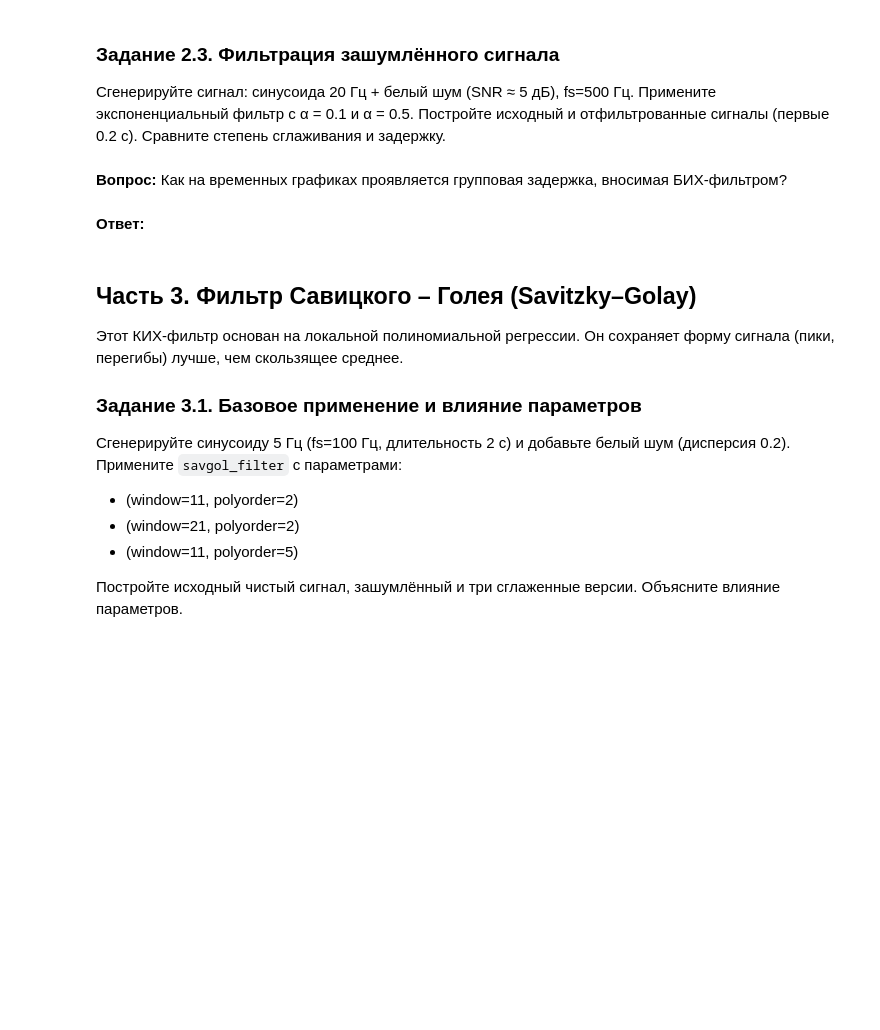
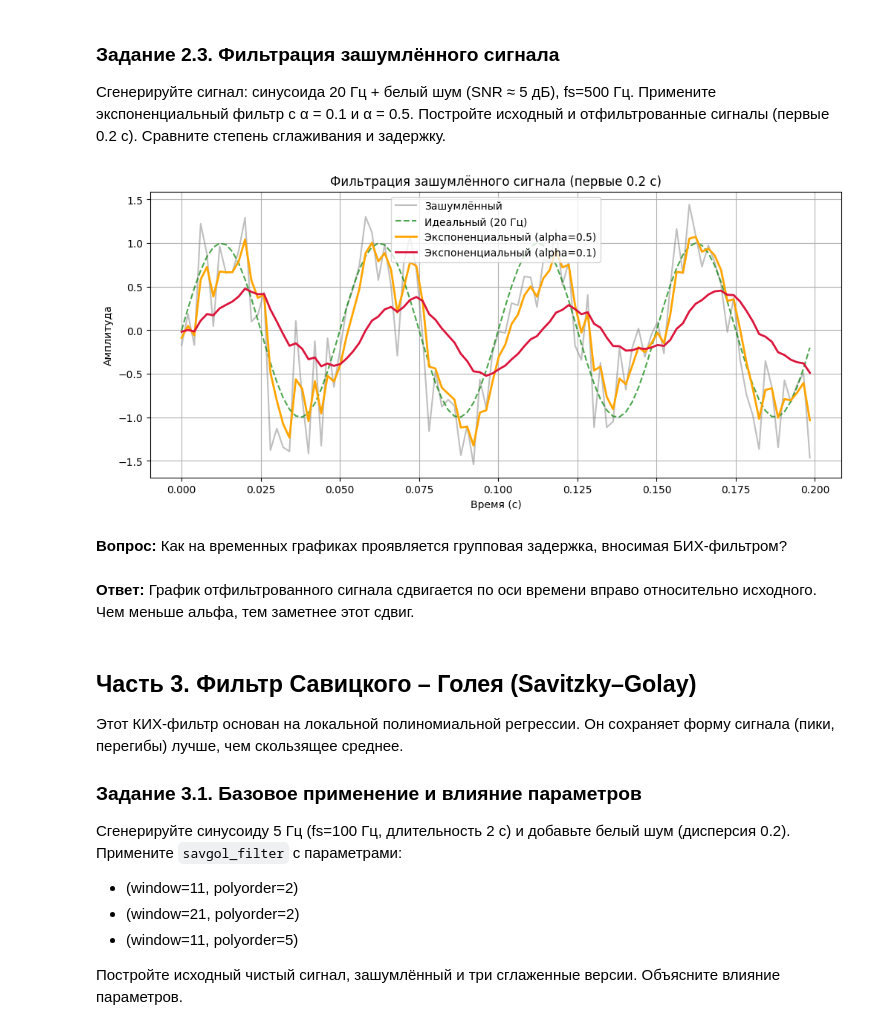
Before and after one commit to Uzema/dsp-seminars, a Jupyter notebook: seminars/5.ipynb, the cells around one changed output. Drawn from its saved outputs; the diff is of its cells as text; code cells hidden in the pictures; blank space fills up the shorter version.

```diff
--- a/seminars/5.ipynb
+++ b/seminars/5.ipynb
@@ -258,22 +258,40 @@ plt.show()
 # %%
 fs = 500
 t = np.linspace(0, 1, fs)
 x_clean = np.sin(2*np.pi*20*t)
 noise = 0.5 * np.random.randn(len(t))
 x_noisy = x_clean + noise
 
-# Ваш код здесь: фильтрация с alpha=0.1 и alpha=0.5
+alpha1 = 0.1
+b1 = [alpha1]
+a1 = [1, -(1 - alpha1)]
+y_01 = signal.lfilter(b1, a1, x_noisy)
 
-plt.figure(figsize=(12,4))
+alpha2 = 0.5
+b2 = [alpha2]
+a2 = [1, -(1 - alpha2)]
+y_02 = signal.lfilter(b2, a2, x_noisy)
+
+plt.figure(figsize=(12, 5))
 plt.plot(t[:100], x_noisy[:100], 'gray', alpha=0.5, label='Зашумлённый')
-# Ваш код здесь: добавить графики отфильтрованных сигналов
+plt.plot(t[:100], x_clean[:100], 'g--', alpha=0.7, label='Идеальный (20 Гц)')
+
+plt.plot(t[:100], y_02[:100], color='orange', linewidth=2, label='Экспоненциальный (alpha=0.5)')
+plt.plot(t[:100], y_01[:100], color='crimson', linewidth=2, label='Экспоненциальный (alpha=0.1)')
+
+plt.title('Фильтрация зашумлённого сигнала (первые 0.2 с)')
+plt.xlabel('Время (с)')
+plt.ylabel('Амплитуда')
 plt.legend()
 plt.grid()
 plt.show()
+# %% [output]
+[figure, added]
 # %% [markdown]
 **Вопрос:** Как на временных графиках проявляется групповая задержка, вносимая БИХ-фильтром?
-# %% [markdown]
-**Ответ:**
+# %% [markdown]
+**Ответ:**
+График отфильтрованного сигнала сдвигается по оси времени вправо относительно исходного. Чем меньше альфа, тем заметнее этот сдвиг.
 # %% [markdown]
 ## Часть 3. Фильтр Савицкого – Голея (Savitzky–Golay)
 
```
